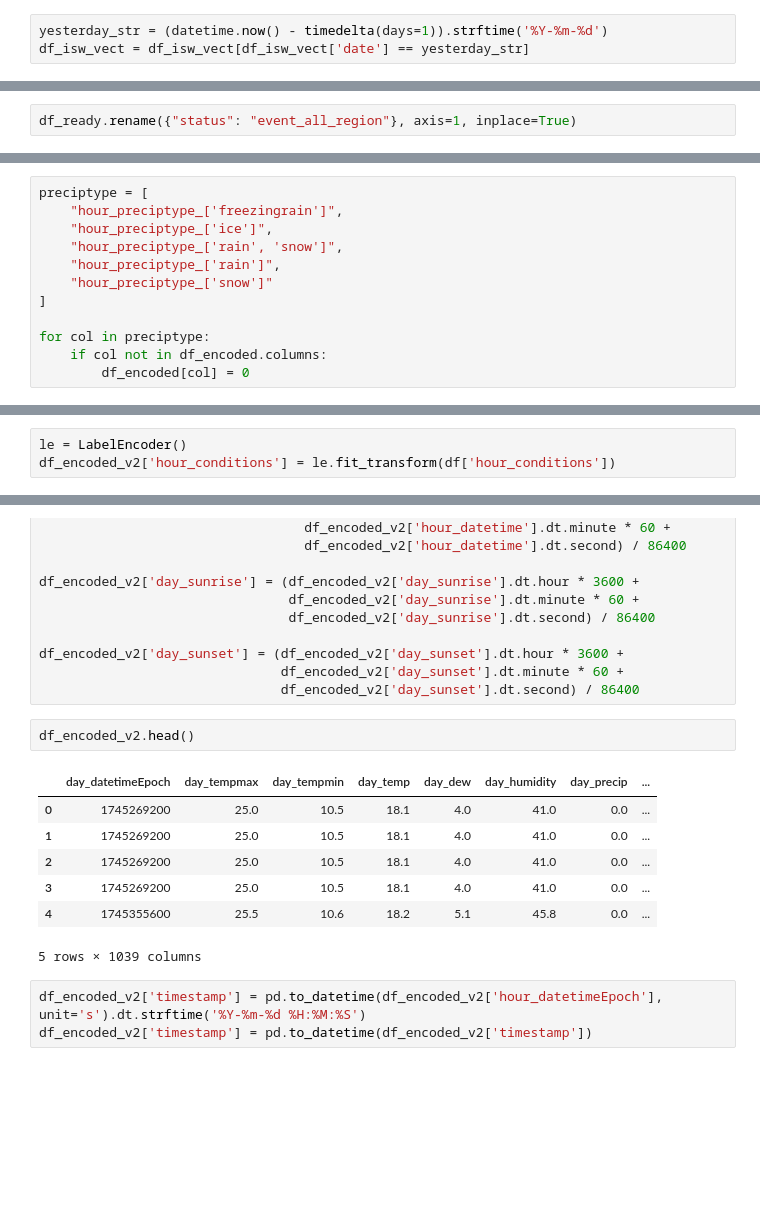
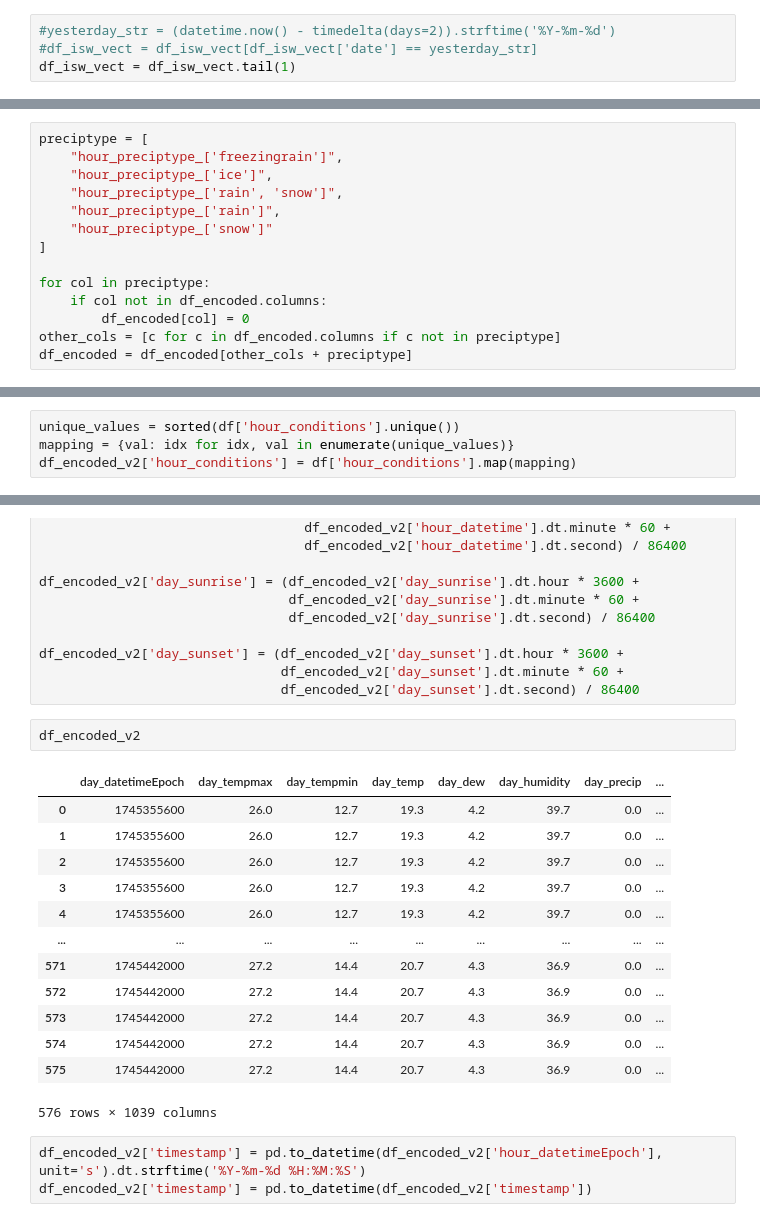
Before and after one commit to HliebOcheretianyi/H2_python_structure_and_data, a Jupyter notebook: src/current_data.ipynb, the cells around one changed output, grey strips where cells are left out. Drawn from its saved outputs; the diff is of its cells as text; blank space fills up the shorter version.

```diff
--- a/src/current_data.ipynb
+++ b/src/current_data.ipynb
@@ -155,3 +192,4 @@ df_isw_vect.tail()
 # %%
-yesterday_str = (datetime.now() - timedelta(days=1)).strftime('%Y-%m-%d')
-df_isw_vect = df_isw_vect[df_isw_vect['date'] == yesterday_str]
+#yesterday_str = (datetime.now() - timedelta(days=2)).strftime('%Y-%m-%d')
+#df_isw_vect = df_isw_vect[df_isw_vect['date'] == yesterday_str]
+df_isw_vect = df_isw_vect.tail(1)
@@ -187,6 +230,4 @@ Index(['city_resolvedAddress', 'day_datetime', 'day_datetimeEpoch',
        'center_city_ua', 'center_city_en', 'region_alt', 'region_id', 'status',
        'date', 'content', 'lemma_content', 'stem_content', 'keywords'],
       dtype='object')
-# %%
-df_ready.rename({"status": "event_all_region"}, axis=1, inplace=True)
 # %%
@@ -219,6 +266,8 @@ preciptype = [
 for col in preciptype:
     if col not in df_encoded.columns:
         df_encoded[col] = 0
+other_cols = [c for c in df_encoded.columns if c not in preciptype]
+df_encoded = df_encoded[other_cols + preciptype]
 # %%
 todrop = [
     'city_resolvedAddress',
@@ -259,8 +308,9 @@ temp_df = df_encoded['keywords'].str.split(expand=True)
 temp_df = temp_df.astype('float64')
 df_encoded_v2 = pd.concat([df_encoded.drop('keywords', axis=1), temp_df], axis=1)
 # %%
-le = LabelEncoder()
-df_encoded_v2['hour_conditions'] = le.fit_transform(df['hour_conditions'])
+unique_values = sorted(df['hour_conditions'].unique())
+mapping = {val: idx for idx, val in enumerate(unique_values)}
+df_encoded_v2['hour_conditions'] = df['hour_conditions'].map(mapping)
 # %%
 df_encoded_v2['hour_datetime'] = pd.to_datetime(df_encoded_v2['hour_datetime'], format='%H:%M:%S')
 df_encoded_v2['day_sunrise'] = pd.to_datetime(df_encoded_v2['day_sunrise'], format='%H:%M:%S')
@@ -277,15 +327,21 @@ df_encoded_v2['day_sunset'] = (df_encoded_v2['day_sunset'].dt.hour * 3600 +
                                df_encoded_v2['day_sunset'].dt.minute * 60 +
                                df_encoded_v2['day_sunset'].dt.second) / 86400
 # %%
-df_encoded_v2.head()
+df_encoded_v2
 # %% [output]
 |  | day_datetimeEpoch | day_tempmax | day_tempmin | day_temp | day_dew | day_humidity | day_precip | ... |
-| 0 | 1745269200 | 25.0 | 10.5 | 18.1 | 4.0 | 41.0 | 0.0 | ... |
-| 1 | 1745269200 | 25.0 | 10.5 | 18.1 | 4.0 | 41.0 | 0.0 | ... |
-| 2 | 1745269200 | 25.0 | 10.5 | 18.1 | 4.0 | 41.0 | 0.0 | ... |
-| 3 | 1745269200 | 25.0 | 10.5 | 18.1 | 4.0 | 41.0 | 0.0 | ... |
-| 4 | 1745355600 | 25.5 | 10.6 | 18.2 | 5.1 | 45.8 | 0.0 | ... |
+| 0 | 1745355600 | 26.0 | 12.7 | 19.3 | 4.2 | 39.7 | 0.0 | ... |
+| 1 | 1745355600 | 26.0 | 12.7 | 19.3 | 4.2 | 39.7 | 0.0 | ... |
+| 2 | 1745355600 | 26.0 | 12.7 | 19.3 | 4.2 | 39.7 | 0.0 | ... |
+| 3 | 1745355600 | 26.0 | 12.7 | 19.3 | 4.2 | 39.7 | 0.0 | ... |
+| 4 | 1745355600 | 26.0 | 12.7 | 19.3 | 4.2 | 39.7 | 0.0 | ... |
+| ... | ... | ... | ... | ... | ... | ... | ... | ... |
+| 571 | 1745442000 | 27.2 | 14.4 | 20.7 | 4.3 | 36.9 | 0.0 | ... |
+| 572 | 1745442000 | 27.2 | 14.4 | 20.7 | 4.3 | 36.9 | 0.0 | ... |
+| 573 | 1745442000 | 27.2 | 14.4 | 20.7 | 4.3 | 36.9 | 0.0 | ... |
+| 574 | 1745442000 | 27.2 | 14.4 | 20.7 | 4.3 | 36.9 | 0.0 | ... |
+| 575 | 1745442000 | 27.2 | 14.4 | 20.7 | 4.3 | 36.9 | 0.0 | ... |
-5 rows × 1039 columns
+576 rows × 1039 columns
 # %%
 df_encoded_v2['timestamp'] = pd.to_datetime(df_encoded_v2['hour_datetimeEpoch'], unit='s').dt.strftime('%Y-%m-%d %H:%M:%S')
 df_encoded_v2['timestamp'] = pd.to_datetime(df_encoded_v2['timestamp'])
```
Also changed, not shown: parts of 22 cells of this notebook, 6 other files.
